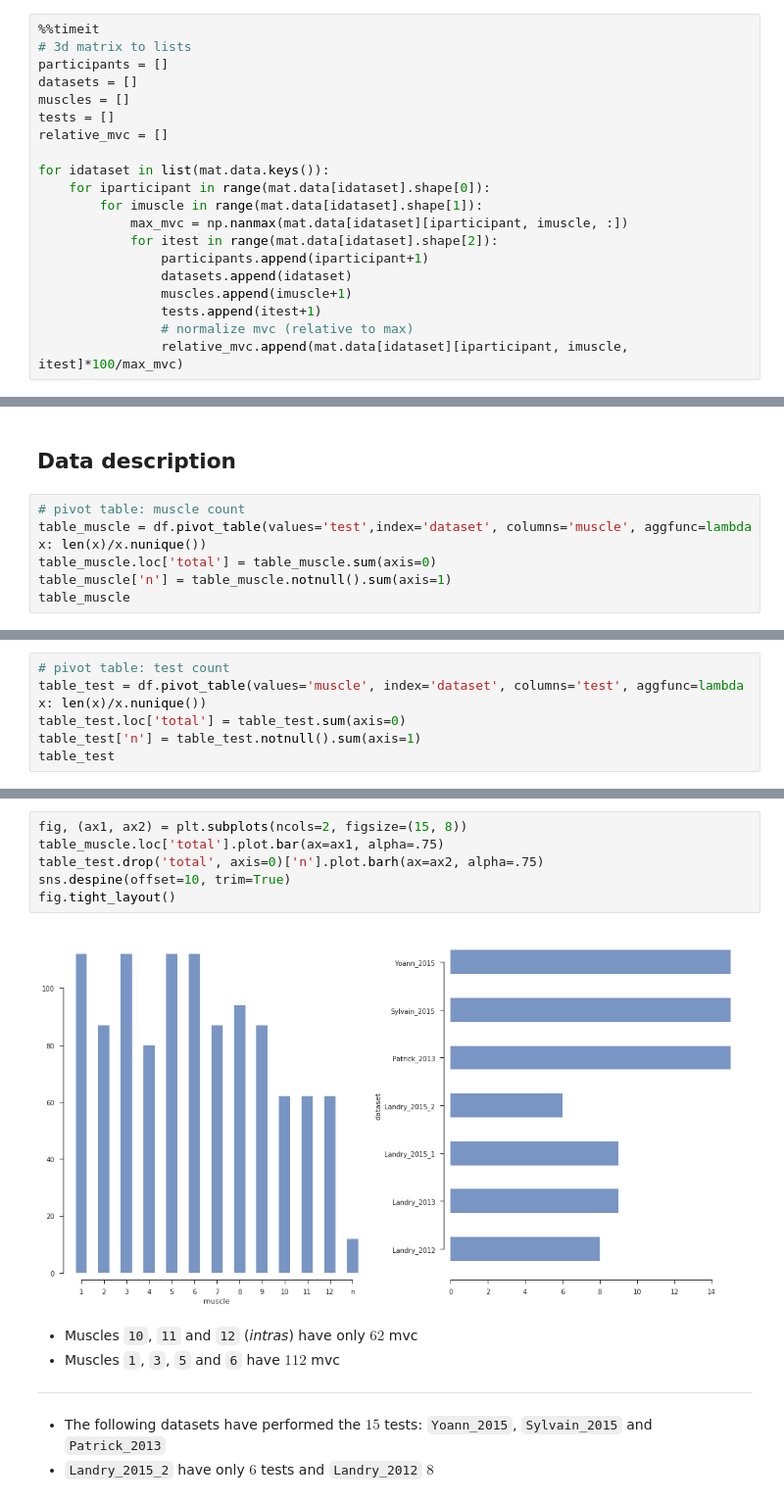
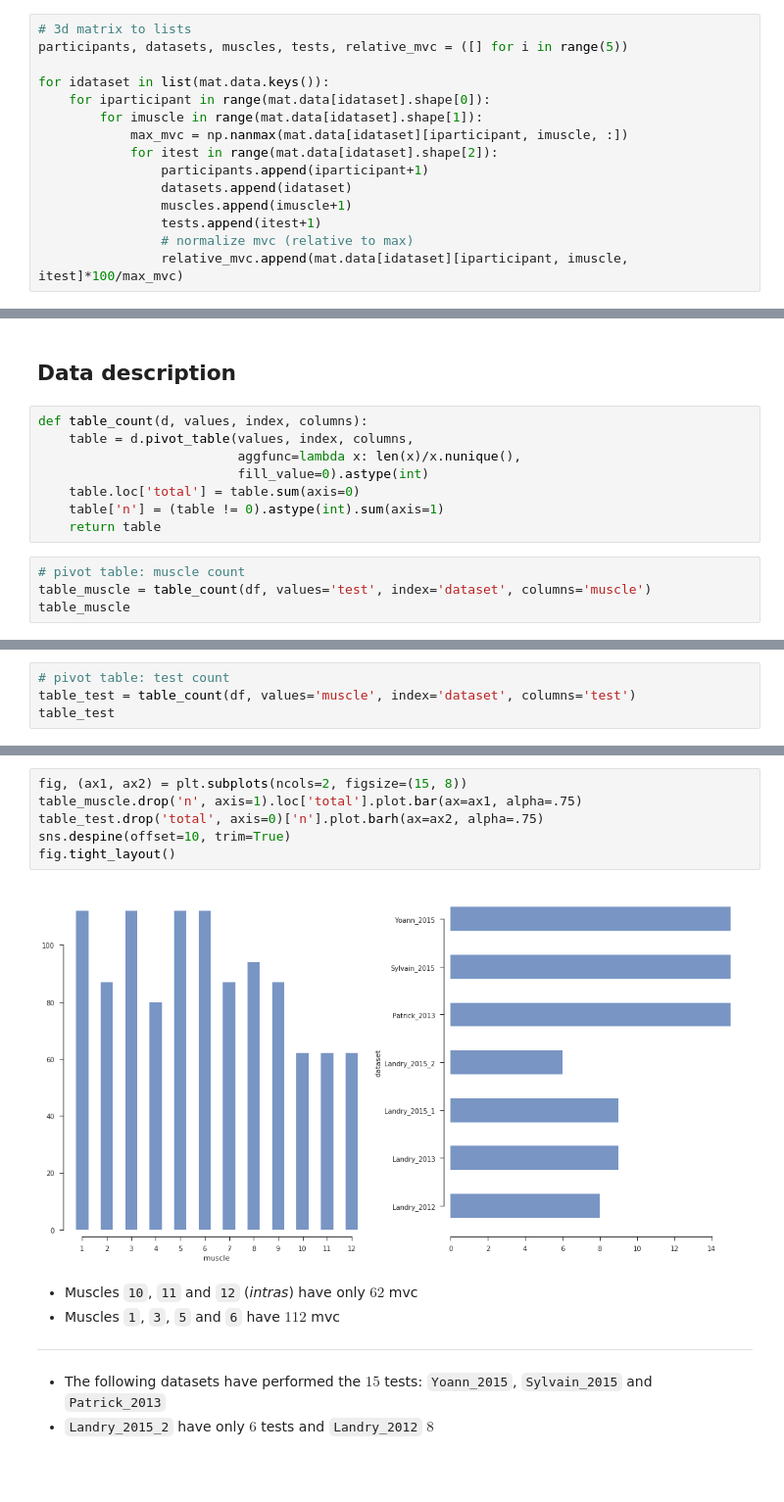
Before and after one commit to romainmartinez/mvc, a Jupyter notebook: 00_exploration.ipynb, the cells around one changed output, grey strips where cells are left out. Shown at 98% size. Saved outputs shown, nothing was run; the diff lists cells and outputs as text; blank space fills up the shorter version.

Commit message:
table_count function

```diff
--- a/00_exploration.ipynb
+++ b/00_exploration.ipynb
@@ -55,11 +34,6 @@ for idataset, matrix in enumerate(mat.data.values()):
 # %%
-%%timeit
 # 3d matrix to lists
-participants = []
-datasets = []
-muscles = []
-tests = []
-relative_mvc = []
+participants, datasets, muscles, tests, relative_mvc = ([] for i in range(5))
 
 for idataset in list(mat.data.keys()):
     for iparticipant in range(mat.data[idataset].shape[0]):
@@ -91,10 +67,16 @@ df.head(1)
 # %% [markdown]
 ## Data description
+# %%
+def table_count(d, values, index, columns):
+    table = d.pivot_table(values, index, columns,
+                          aggfunc=lambda x: len(x)/x.nunique(),
+                          fill_value=0).astype(int)
+    table.loc['total'] = table.sum(axis=0)
+    table['n'] = (table != 0).astype(int).sum(axis=1)
+    return table
 # %%
 # pivot table: muscle count
-table_muscle = df.pivot_table(values='test',index='dataset', columns='muscle', aggfunc=lambda x: len(x)/x.nunique())
-table_muscle.loc['total'] = table_muscle.sum(axis=0)
-table_muscle['n'] = table_muscle.notnull().sum(axis=1)
+table_muscle = table_count(df, values='test', index='dataset', columns='muscle')
 table_muscle
 # %% [output]
 | muscle | 1 | 2 | 3 | 4 | 5 | 6 | 7 | 8 | 9 | 10 | 11 | ... |
@@ -110,8 +92,6 @@ table_muscle
 # %%
 # pivot table: test count
-table_test = df.pivot_table(values='muscle', index='dataset', columns='test', aggfunc=lambda x: len(x)/x.nunique())
-table_test.loc['total'] = table_test.sum(axis=0)
-table_test['n'] = table_test.notnull().sum(axis=1)
+table_test = table_count(df, values='muscle', index='dataset', columns='test')
 table_test
 # %% [output]
 | test | 1 | 2 | 3 | 4 | 5 | 6 | 7 | 8 | 9 | 10 | 11 | ... |
@@ -127,11 +107,11 @@ table_test
 # %%
 fig, (ax1, ax2) = plt.subplots(ncols=2, figsize=(15, 8))
-table_muscle.loc['total'].plot.bar(ax=ax1, alpha=.75)
+table_muscle.drop('n', axis=1).loc['total'].plot.bar(ax=ax1, alpha=.75)
 table_test.drop('total', axis=0)['n'].plot.barh(ax=ax2, alpha=.75)
 sns.despine(offset=10, trim=True)
 fig.tight_layout()
 # %% [output]
-[figure, old version]
+[figure, new version]
 # %% [markdown]
 - Muscles `10`, `11` and `12`  (_intras_) have only $62$ mvc
 - Muscles `1`, `3`, `5` and `6` have $112$ mvc
```
Also changed, not shown: parts of 7 cells of this notebook.
